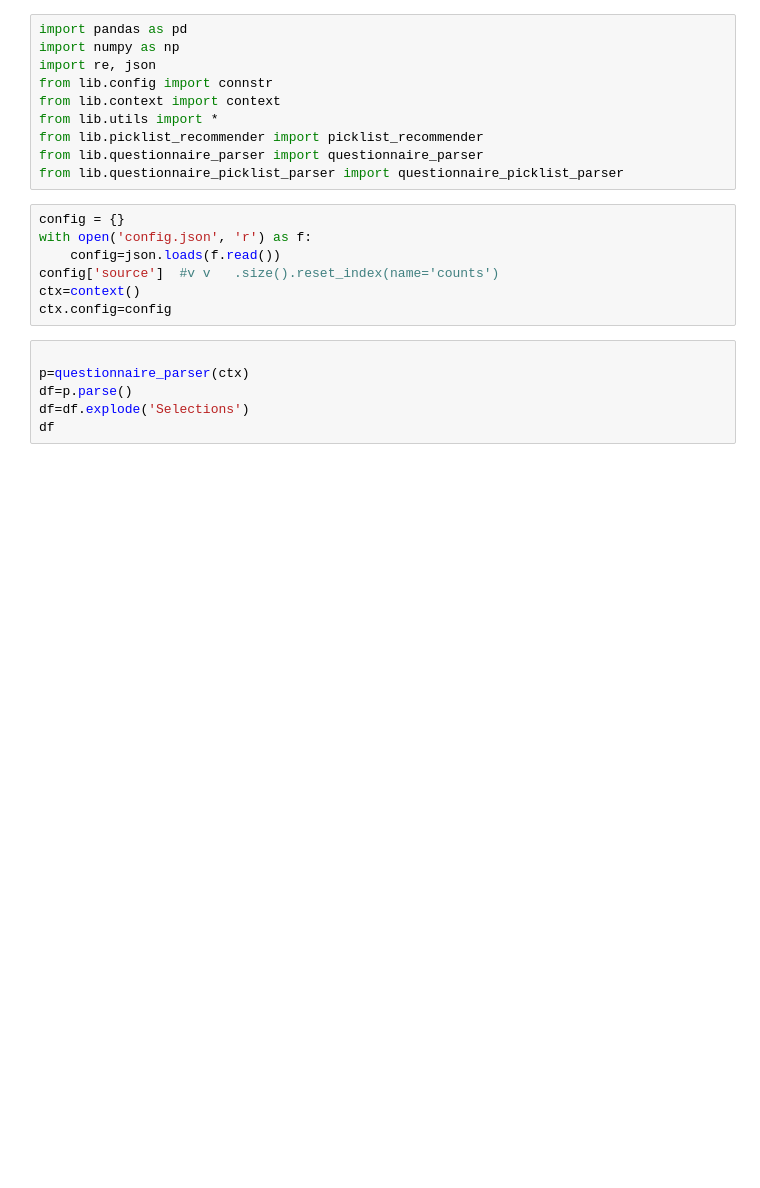
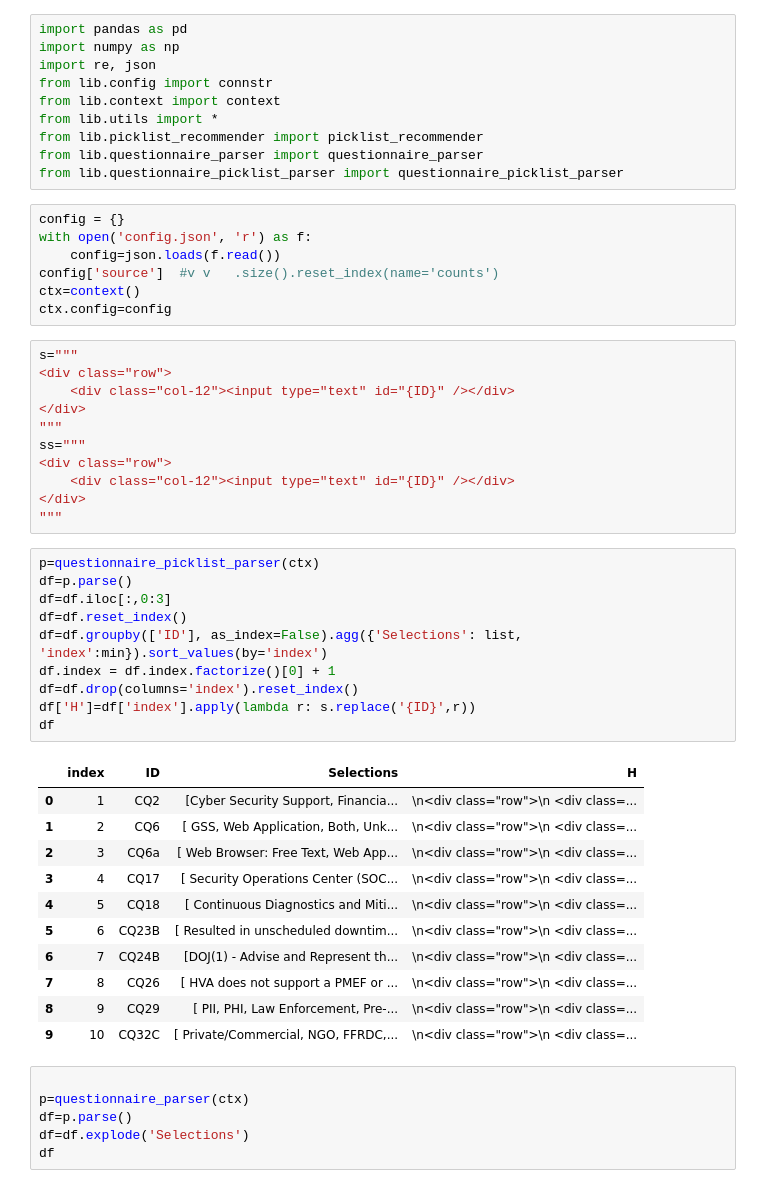
Before and after one commit to tmnkopp/PythonAutomation, a Jupyter notebook: CodeGenerators/codegen.ipynb, the cells around one changed output. Saved outputs shown, nothing was run; the diff lists cells and outputs as text; blank space fills up the shorter version.

Commit message:
refactor parser

```diff
--- a/CodeGenerators/codegen.ipynb
+++ b/CodeGenerators/codegen.ipynb
@@ -15,6 +15,39 @@ with open('config.json', 'r') as f:
 config['source']  #v v   .size().reset_index(name='counts')
 ctx=context()
 ctx.config=config
+# %%
+s="""
+<div class="row">
+    <div class="col-12"><input type="text" id="{ID}" /></div>
+</div>
+"""
+ss="""
+<div class="row">
+    <div class="col-12"><input type="text" id="{ID}" /></div>
+</div>
+"""
+# %%
+p=questionnaire_picklist_parser(ctx)
+df=p.parse()
+df=df.iloc[:,0:3]
+df=df.reset_index()
+df=df.groupby(['ID'], as_index=False).agg({'Selections': list, 'index':min}).sort_values(by='index')
+df.index = df.index.factorize()[0] + 1
+df=df.drop(columns='index').reset_index()
+df['H']=df['index'].apply(lambda r: s.replace('{ID}',r))
+df
+# %% [output]
+|  | index | ID | Selections | H |
+| 0 | 1 | CQ2 | [Cyber Security Support, Financia... | \n<div class="row">\n <div class=... |
+| 1 | 2 | CQ6 | [ GSS, Web Application, Both, Unk... | \n<div class="row">\n <div class=... |
+| 2 | 3 | CQ6a | [ Web Browser: Free Text, Web App... | \n<div class="row">\n <div class=... |
+| 3 | 4 | CQ17 | [ Security Operations Center (SOC... | \n<div class="row">\n <div class=... |
+| 4 | 5 | CQ18 | [ Continuous Diagnostics and Miti... | \n<div class="row">\n <div class=... |
+| 5 | 6 | CQ23B | [ Resulted in unscheduled downtim... | \n<div class="row">\n <div class=... |
+| 6 | 7 | CQ24B | [DOJ(1) - Advise and Represent th... | \n<div class="row">\n <div class=... |
+| 7 | 8 | CQ26 | [ HVA does not support a PMEF or ... | \n<div class="row">\n <div class=... |
+| 8 | 9 | CQ29 | [ PII, PHI, Law Enforcement, Pre-... | \n<div class="row">\n <div class=... |
+| 9 | 10 | CQ32C | [ Private/Commercial, NGO, FFRDC,... | \n<div class="row">\n <div class=... |
 # %%
 
 p=questionnaire_parser(ctx)
```
